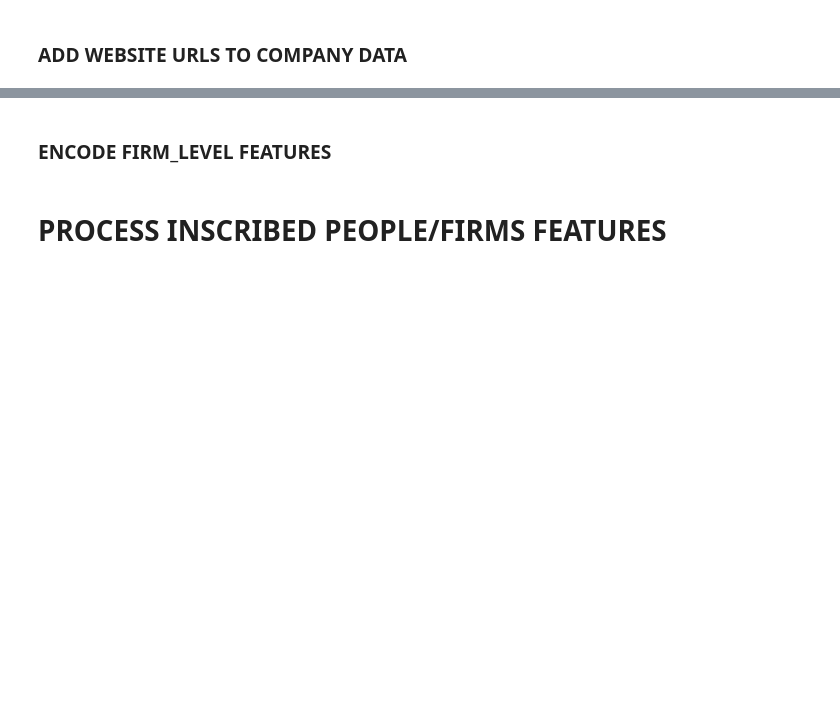
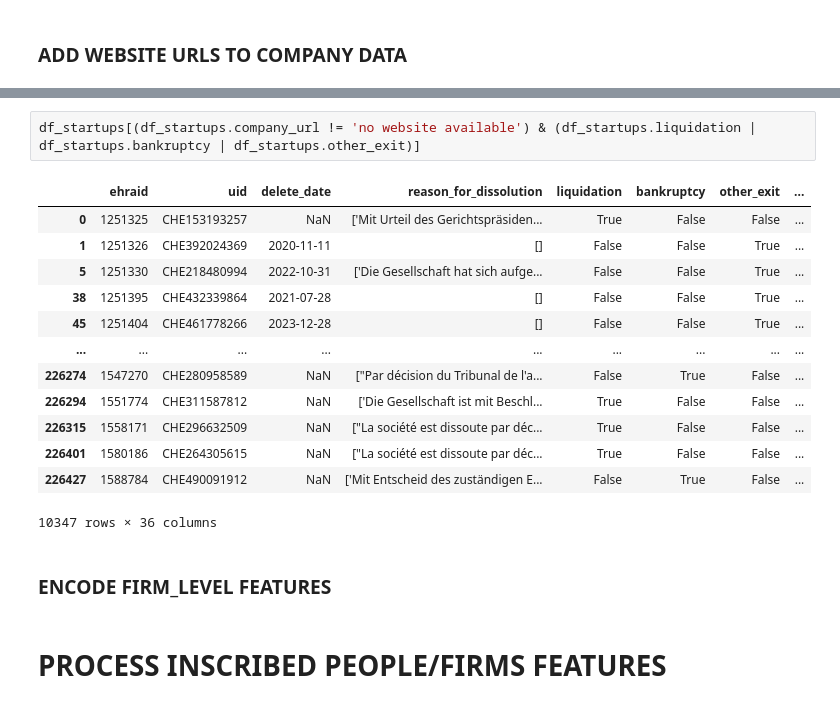
Before and after one commit to MaBlock7/company_success_prediction, a Jupyter notebook: success_prediction/zefix_feature_engineering.ipynb, the cells around one changed output, grey strips where cells are left out. Saved outputs shown, nothing was run; the diff lists cells and outputs as text; blank space fills up the shorter version.

```diff
--- a/success_prediction/zefix_feature_engineering.ipynb
+++ b/success_prediction/zefix_feature_engineering.ipynb
@@ -382,3 +428,19 @@ websites
+# %%
+df_startups[(df_startups.company_url != 'no website available') & (df_startups.liquidation | df_startups.bankruptcy | df_startups.other_exit)]
+# %% [output]
+|  | ehraid | uid | delete_date | reason_for_dissolution | liquidation | bankruptcy | other_exit | ... |
+| 0 | 1251325 | CHE153193257 | NaN | ['Mit Urteil des Gerichtspräsiden... | True | False | False | ... |
+| 1 | 1251326 | CHE392024369 | 2020-11-11 | [] | False | False | True | ... |
+| 5 | 1251330 | CHE218480994 | 2022-10-31 | ['Die Gesellschaft hat sich aufge... | False | False | True | ... |
+| 38 | 1251395 | CHE432339864 | 2021-07-28 | [] | False | False | True | ... |
+| 45 | 1251404 | CHE461778266 | 2023-12-28 | [] | False | False | True | ... |
+| ... | ... | ... | ... | ... | ... | ... | ... | ... |
+| 226274 | 1547270 | CHE280958589 | NaN | ["Par décision du Tribunal de l'a... | False | True | False | ... |
+| 226294 | 1551774 | CHE311587812 | NaN | ['Die Gesellschaft ist mit Beschl... | True | False | False | ... |
+| 226315 | 1558171 | CHE296632509 | NaN | ["La société est dissoute par déc... | True | False | False | ... |
+| 226401 | 1580186 | CHE264305615 | NaN | ["La société est dissoute par déc... | True | False | False | ... |
+| 226427 | 1588784 | CHE490091912 | NaN | ['Mit Entscheid des zuständigen E... | False | True | False | ... |
+10347 rows × 36 columns
 # %% [markdown]
 ### ENCODE FIRM_LEVEL FEATURES
 # %% [markdown]
```
Also changed, not shown: parts of 18 cells of this notebook, 4 other files.
